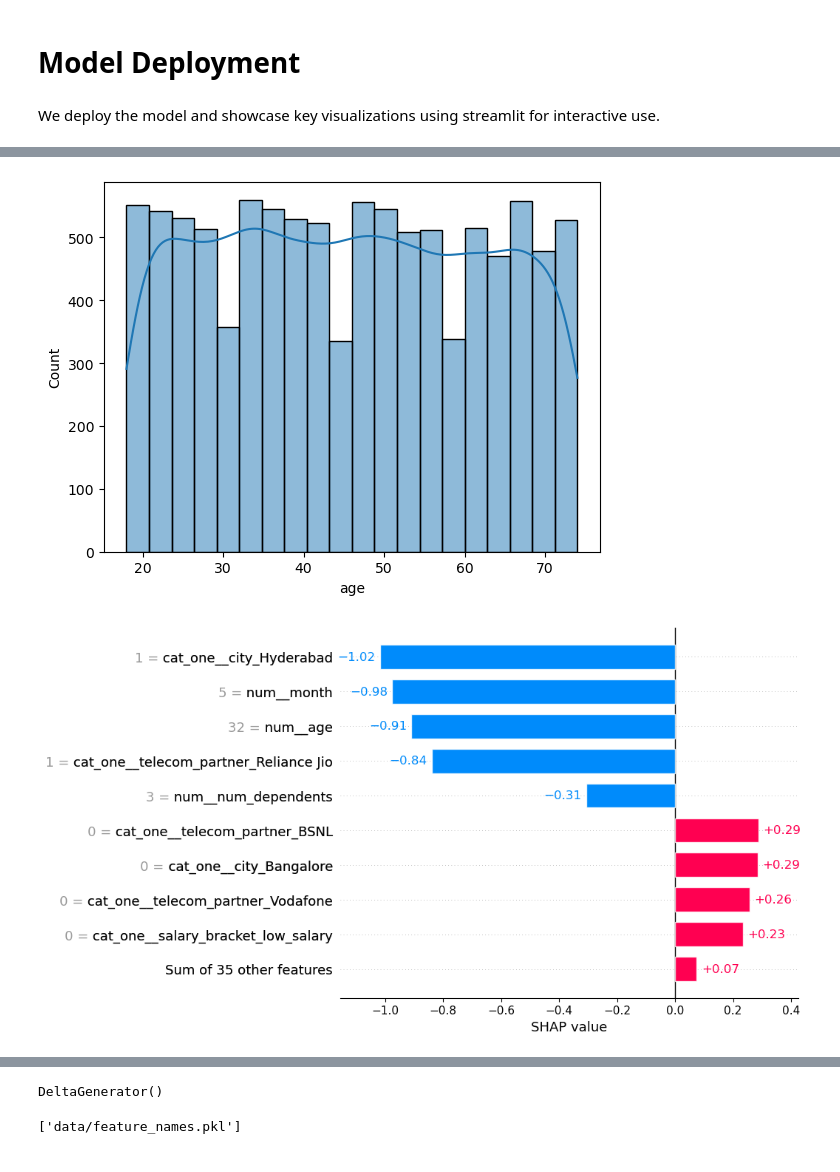
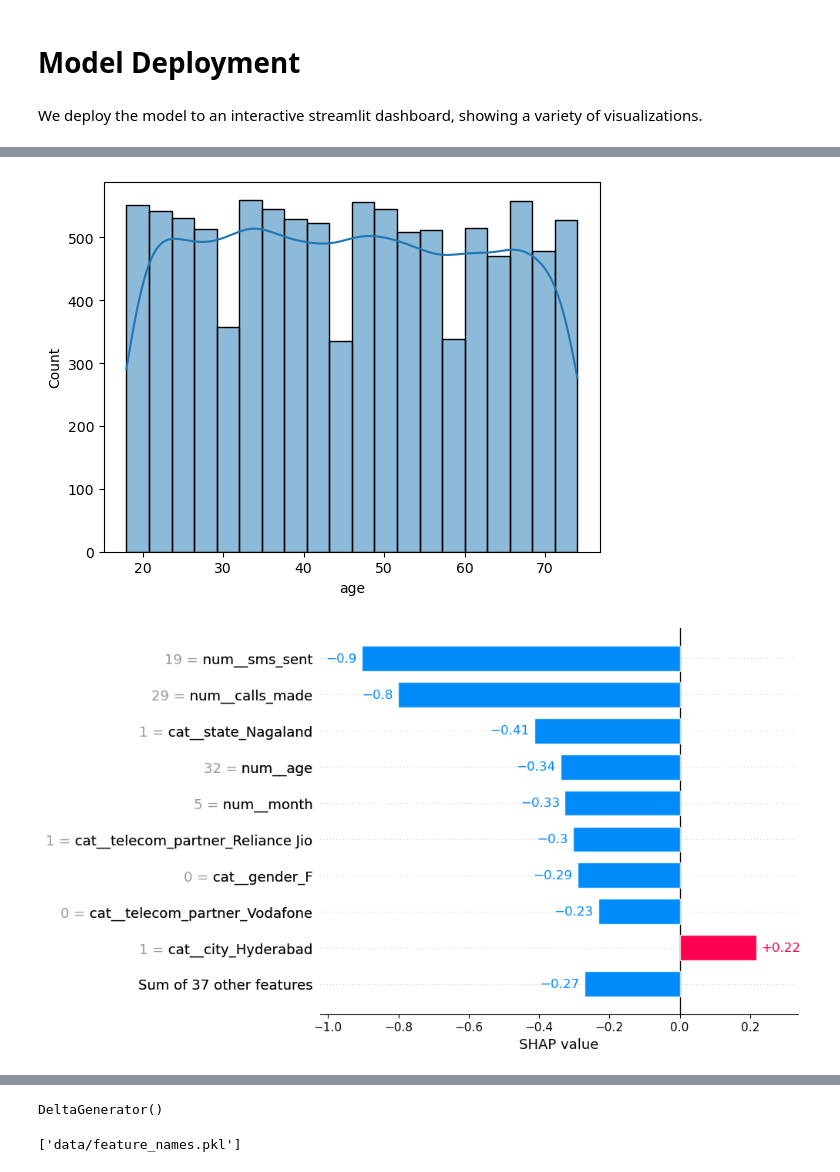
Before and after one commit to LucasHoffSchmidt/Data_Science_Customer_Churn_Prediction, a Jupyter notebook: customer_churn_prediction.ipynb, the cells around one changed output, grey strips where cells are left out. Drawn from its saved outputs; the diff is of its cells as text; code cells hidden in the pictures.

```diff
--- a/customer_churn_prediction.ipynb
+++ b/customer_churn_prediction.ipynb
@@ -91,0 +110,6 @@ churn_df.describe()
+# %%
+# Imputing negative values with 0 and confirming that the new minimum values are 0
+churn_df["calls_made"] = churn_df["calls_made"].clip(lower=0)
+churn_df["sms_sent"] = churn_df["sms_sent"].clip(lower=0)
+churn_df["data_used"] = churn_df["data_used"].clip(lower=0)
+churn_df.describe()
@@ -413,7 +482,4 @@ month               12
 dtype: int64
-# %%
-# Removing identified features with low variance between churning and not churning
-churn_clean_df.drop(["sms_sent", "calls_made", "age_bracket"], axis=1, inplace=True)
 # %%
 # Checking the updated list of attributes
 churn_clean_df.columns
@@ -465,7 +552,8 @@ class_weight_ratio = len(y_train[y_train == 0]) / len(y_train[y_train == 1])
 # Transforming categorical features to numerical features for universal machine learning model compatibility
 preprocessor = ColumnTransformer(
     transformers=[
-        ("num", "passthrough", X[chosen_features].select_dtypes(include="number").columns),
-        ("cat_one", OneHotEncoder(sparse_output=False, handle_unknown="ignore"), X[chosen_features].select_dtypes(include=["object", "category"]).columns)
+        ("num", "passthrough", num_features),
+        ("ord", ordinal_encoder, ord_features),
+        ("cat", OneHotEncoder(sparse_output=False, handle_unknown="ignore"), nom_features)
     ]
 )
@@ -475,34 +560,28 @@ smote = SMOTE(sampling_strategy="auto", random_state=42)
 # %%
 # Defining pipelines for model training and evaluation
 models = {
-    "Logistic Regression": ImbPipeline([
+    "Logistic Regression": Pipeline([
         ("preprocessor", preprocessor),
-        ("oversampling", smote),
-        ("classifier", LogisticRegression(random_state=42))
+       ("classifier", LogisticRegression(random_state=42))
     ]),
-    "Decision Tree": ImbPipeline([
+    "Decision Tree": Pipeline([
         ("preprocessor", preprocessor),
-        ("oversampling", smote),
         ("classifier", DecisionTreeClassifier(random_state=42))
     ]),
-    "Random Forest": ImbPipeline([
+    "Random Forest": Pipeline([
         ("preprocessor", preprocessor),
-        ("oversampling", smote),
         ("classifier", RandomForestClassifier(random_state=42))
     ]),
-    "Gradient Boosting": ImbPipeline([
+    "Gradient Boosting": Pipeline([
         ("preprocessor", preprocessor),
-        ("oversampling", smote),
         ("classifier", GradientBoostingClassifier(random_state=42))
     ]),
-    "SVM": ImbPipeline([
+    "SVM": Pipeline([
         ("preprocessor", preprocessor),
-        ("oversampling", smote),
-        ("classifier", SVC(random_state=42))
+       ("classifier", SVC(random_state=42))
     ]),
-    "XGBoost": ImbPipeline([
+    "XGBoost": Pipeline([
         ("preprocessor", preprocessor),
-        ("oversampling", smote),
         ("classifier", XGBClassifier(random_state=42))
     ]),
 }
@@ -823,15 +919,15 @@ plt.show()
 # %% [markdown]
 # Model Deployment
 # %% [markdown]
-We deploy the model and showcase key visualizations using streamlit for interactive use.
+We deploy the model to an interactive streamlit dashboard, showing a variety of visualizations.
 # %%
-# 1) App code for deployment file
+# 1) Foundational app code for deployment file
 import streamlit as st
 import shap
 import pandas as pd
 import matplotlib.pyplot as plt
 import seaborn as sns
-from sklearn.inspection import PartialDependenceDisplay
+import joblib
 
 # Loading variables - replace with saved variables in deployment file
 df = churn_clean_df.copy()
@@ -881,33 +977,33 @@ st.pyplot(fig)
 st.subheader("SHAP Feature Contributions for Selected Record")
 record_index = st.number_input("Select a record index:", min_value=0, max_value=len(X_train_transformed)-1, step=1)
 fig = plt.figure(figsize=(10, 6))
 explainer = shap.Explainer(best_model, X_test_transformed, feature_names=feature_names)
 shap_values = explainer(X_test_transformed)
 shap.plots.bar(shap_values[record_index])
 st.pyplot(fig)
 
-# SHAP global feature dependence
-st.subheader("Feature Dependence Plots")
+# SHAP feature dependence plot
+st.subheader("Feature Dependence Plot")
 selected_feature = st.selectbox(
     "Select a feature to display in the dependence plot",
     feature_names,
     index=1
 )
 
 X_train_transformed_df = pd.DataFrame(X_train_transformed, columns=feature_names)
 
 explainer_train = shap.Explainer(best_model, X_train_transformed_df)
 shap_values_train = explainer_train(X_train_transformed_df)
 
 fig, ax = plt.subplots(figsize=(10, 6))
 shap.dependence_plot(
     selected_feature,
     shap_values_train.values,
     X_train_transformed_df,
     ax=ax
 )
 st.pyplot(fig) # Display the plot for each feature
 # %% [output]
 [figure]
 [figure]
-[figure, old version]
+[figure, new version]
```
Also changed, not shown: parts of 63 cells of this notebook, 6 other files.
